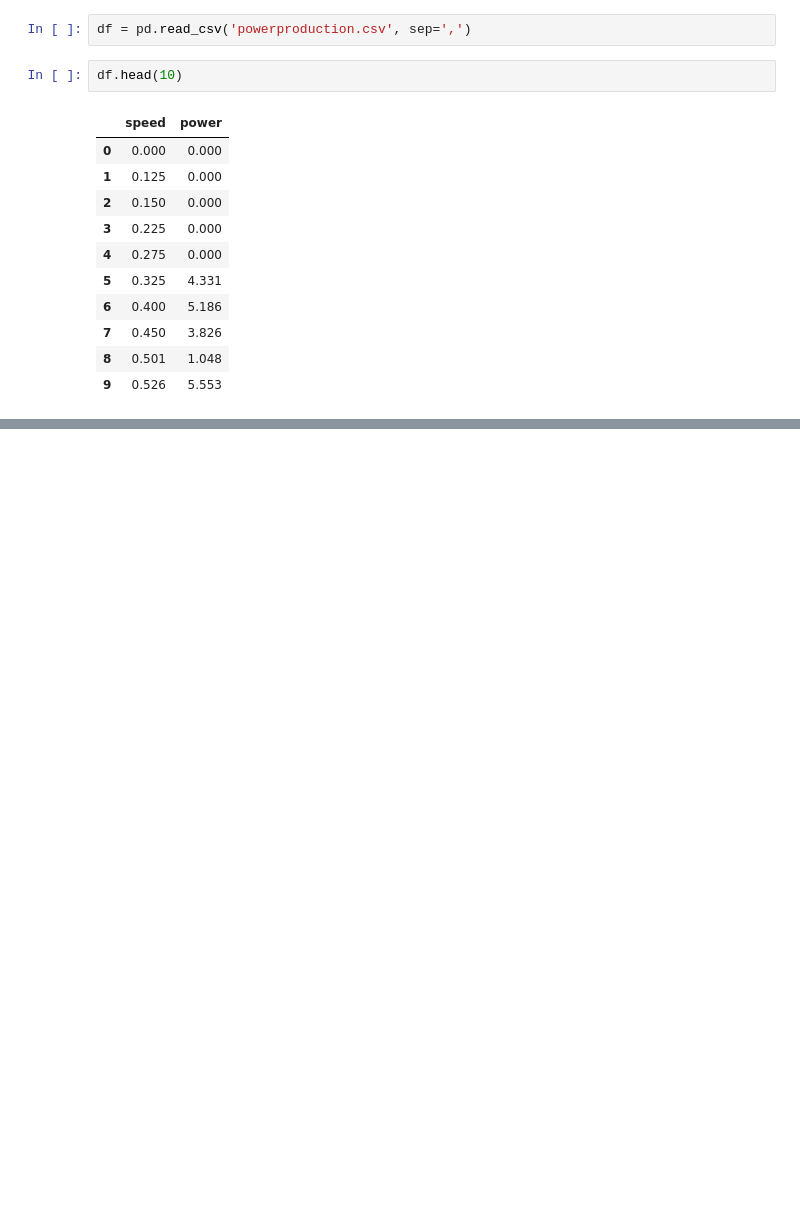
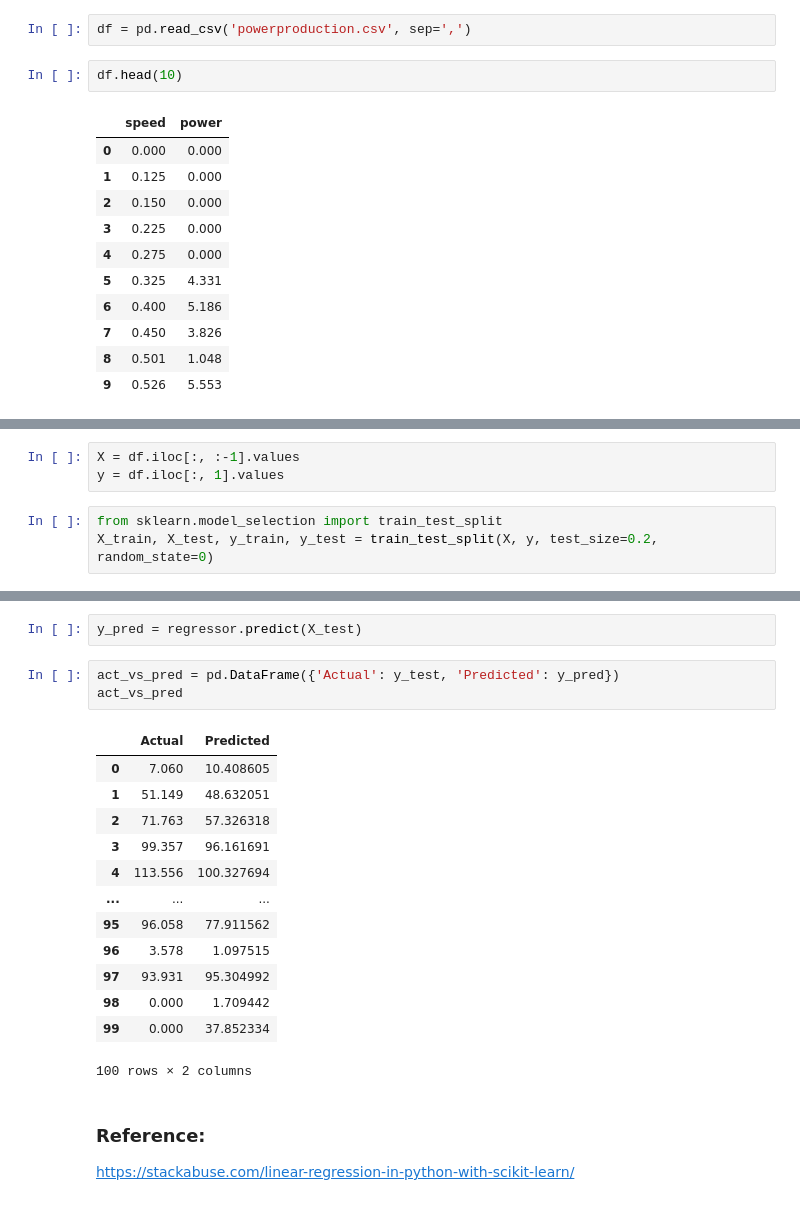
Before and after one commit to dssheldon/foda-project-sds, a Jupyter notebook: FoDA Project 2020.ipynb, the cells around one changed output, grey strips where cells are left out. Cells and saved outputs as stored; diff of their text form; blank space fills up the shorter version.

```diff
--- a/FoDA Project 2020.ipynb
+++ b/FoDA Project 2020.ipynb
@@ -55,0 +94,6 @@ df.tail(20)
+# %%
+X = df.iloc[:, :-1].values
+y = df.iloc[:, 1].values
+# %%
+from sklearn.model_selection import train_test_split
+X_train, X_test, y_train, y_test = train_test_split(X, y, test_size=0.2, random_state=0)
@@ -55,0 +114,23 @@ df.tail(20)
+# %%
+y_pred = regressor.predict(X_test)
+# %%
+act_vs_pred = pd.DataFrame({'Actual': y_test, 'Predicted': y_pred})
+act_vs_pred
+# %% [output]
+|  | Actual | Predicted |
+| 0 | 7.060 | 10.408605 |
+| 1 | 51.149 | 48.632051 |
+| 2 | 71.763 | 57.326318 |
+| 3 | 99.357 | 96.161691 |
+| 4 | 113.556 | 100.327694 |
+| ... | ... | ... |
+| 95 | 96.058 | 77.911562 |
+| 96 | 3.578 | 1.097515 |
+| 97 | 93.931 | 95.304992 |
+| 98 | 0.000 | 1.709442 |
+| 99 | 0.000 | 37.852334 |
+100 rows × 2 columns
+# %% [markdown]
+### Reference:
+
+https://stackabuse.com/linear-regression-in-python-with-scikit-learn/
```
Also changed, not shown: parts of 9 cells of this notebook.
